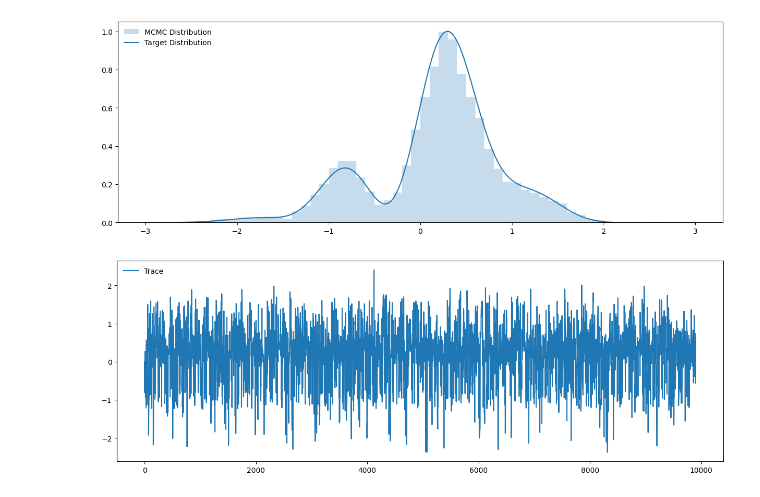
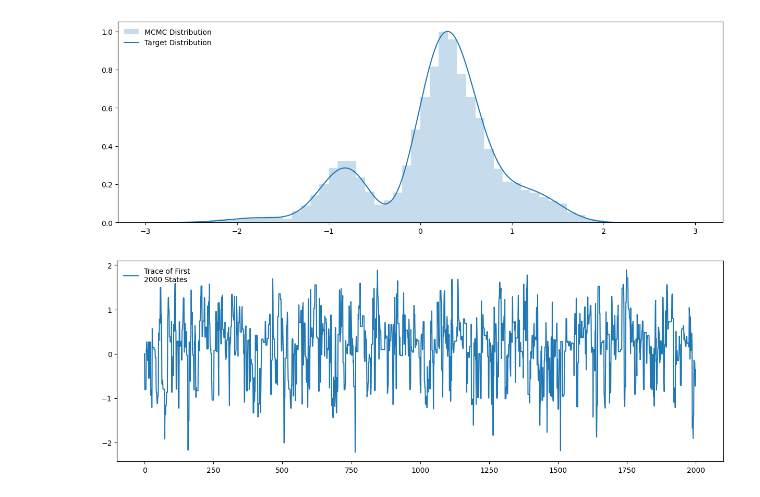
Before and after one commit to JakubStacho/python-mcmc, a Jupyter notebook: distribution-approximation-intro.ipynb, the cells around one changed output. Saved outputs shown, nothing was run; the diff lists cells and outputs as text; code cells hidden in the pictures.

```diff
--- a/distribution-approximation-intro.ipynb
+++ b/distribution-approximation-intro.ipynb
@@ -108,14 +108,16 @@ plt.show()
 # %% [output]
 [figure]
 # %%
+num_states = 2000
+
 '''
 Plot trace
 '''
 fig, ax = plt.subplots(figsize=(15, 5))
 
-ax.plot(np.arange(len(states)), states, '-', color='C0', label='Trace')
+ax.plot(np.arange(len(states[0:num_states])), states[0:num_states], '-', color='C0', label=f'Trace of First\n{num_states} States')
 
 plt.legend(fontsize=10, loc='upper left', frameon=False, framealpha=0)
 plt.show()
 # %% [output]
-[figure, old version]
+[figure, new version]
```
Also changed, not shown: 1 other file.
